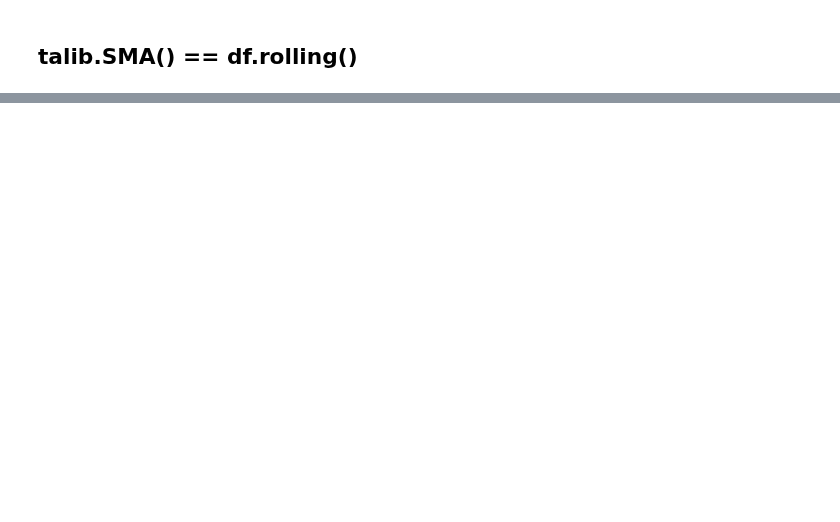
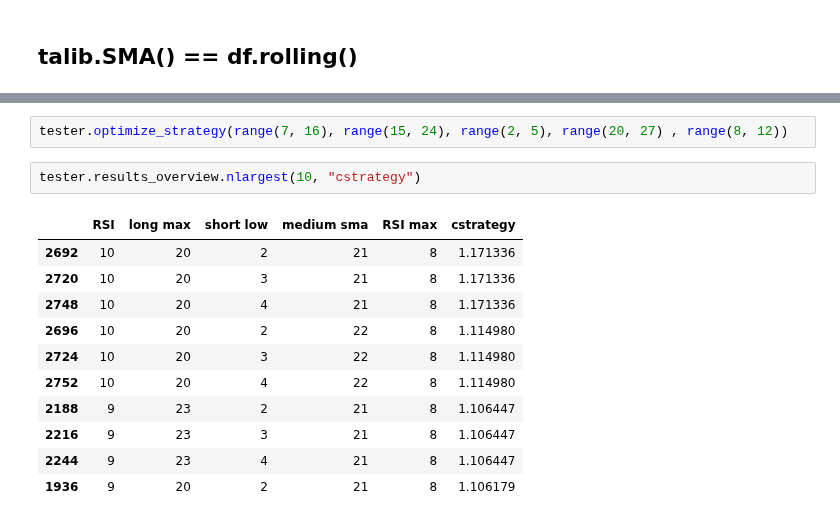
Before and after one commit to Idanq1/Stocks-Strategies, a Jupyter notebook: Algo Course/P2/ultimate strategy.ipynb, the cells around one changed output, grey strips where cells are left out. Saved outputs shown, nothing was run; the diff lists cells and outputs as text; blank space fills up the shorter version.

```diff
--- a/Algo Course/P2/ultimate strategy.ipynb
+++ b/Algo Course/P2/ultimate strategy.ipynb
@@ -150,0 +247,16 @@ co
+# %%
+tester.optimize_strategy(range(7, 16), range(15, 24), range(2, 5), range(20, 27) , range(8, 12))
+# %%
+tester.results_overview.nlargest(10, "cstrategy")
+# %% [output]
+|  | RSI | long max | short low | medium sma | RSI max | cstrategy |
+| 2692 | 10 | 20 | 2 | 21 | 8 | 1.171336 |
+| 2720 | 10 | 20 | 3 | 21 | 8 | 1.171336 |
+| 2748 | 10 | 20 | 4 | 21 | 8 | 1.171336 |
+| 2696 | 10 | 20 | 2 | 22 | 8 | 1.114980 |
+| 2724 | 10 | 20 | 3 | 22 | 8 | 1.114980 |
+| 2752 | 10 | 20 | 4 | 22 | 8 | 1.114980 |
+| 2188 | 9 | 23 | 2 | 21 | 8 | 1.106447 |
+| 2216 | 9 | 23 | 3 | 21 | 8 | 1.106447 |
+| 2244 | 9 | 23 | 4 | 21 | 8 | 1.106447 |
+| 1936 | 9 | 20 | 2 | 21 | 8 | 1.106179 |
```
Also changed, not shown: parts of 13 cells of this notebook, 3 other files.
